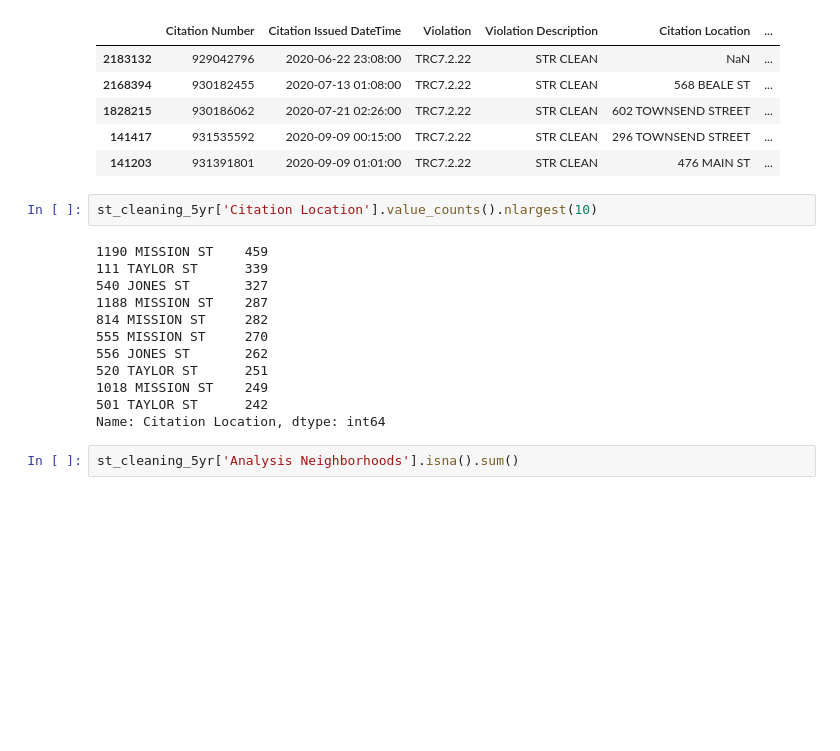
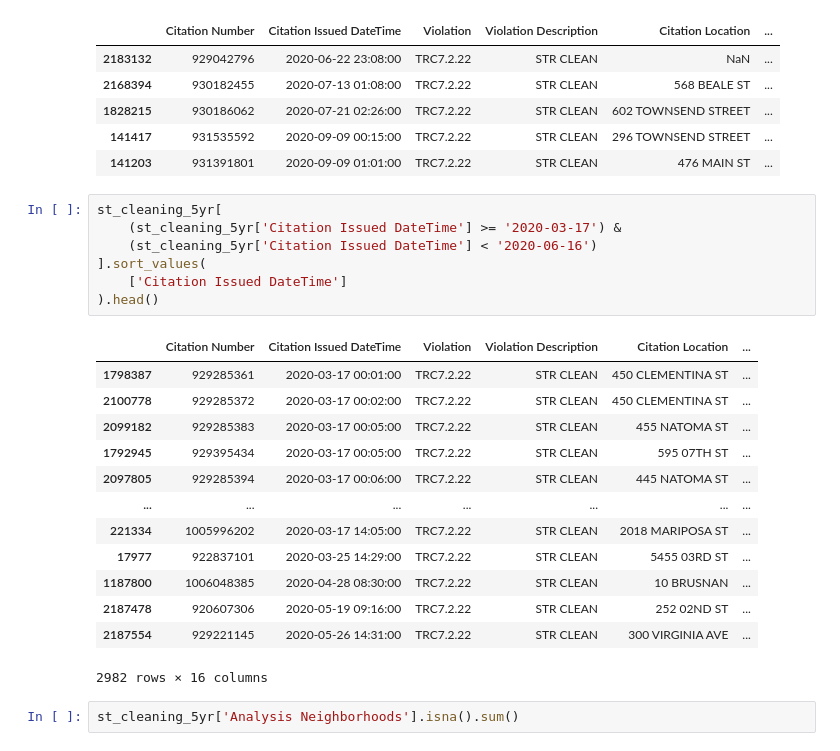
Before and after one commit to jiyuntsai/sf-parking-citation, a Jupyter notebook: st-cleaning-5yr.ipynb, the cells around one changed output. Saved outputs shown, nothing was run; the diff lists cells and outputs as text; blank space fills up the shorter version.

Commit message:
update filter pandemic time

```diff
--- a/st-cleaning-5yr.ipynb
+++ b/st-cleaning-5yr.ipynb
@@ -243,20 +243,27 @@ st_cleaning_5yr[(st_cleaning_5yr['Citation Issued DateTime'] >= '2020-03-17') &
 | 1828215 | 930186062 | 2020-07-21 02:26:00 | TRC7.2.22 | STR CLEAN | 602 TOWNSEND STREET | ... |
 | 141417 | 931535592 | 2020-09-09 00:15:00 | TRC7.2.22 | STR CLEAN | 296 TOWNSEND STREET | ... |
 | 141203 | 931391801 | 2020-09-09 01:01:00 | TRC7.2.22 | STR CLEAN | 476 MAIN ST | ... |
-# %%
-st_cleaning_5yr['Citation Location'].value_counts().nlargest(10)
-# %% [output]
-1190 MISSION ST    459
-111 TAYLOR ST      339
-540 JONES ST       327
-1188 MISSION ST    287
-814 MISSION ST     282
-555 MISSION ST     270
-556 JONES ST       262
-520 TAYLOR ST      251
-1018 MISSION ST    249
-501 TAYLOR ST      242
-Name: Citation Location, dtype: int64
+# %%
+st_cleaning_5yr[
+    (st_cleaning_5yr['Citation Issued DateTime'] >= '2020-03-17') &
+    (st_cleaning_5yr['Citation Issued DateTime'] < '2020-06-16')
+].sort_values(
+    ['Citation Issued DateTime']
+).head()
+# %% [output]
+|  | Citation Number | Citation Issued DateTime | Violation | Violation Description | Citation Location | ... |
+| 1798387 | 929285361 | 2020-03-17 00:01:00 | TRC7.2.22 | STR CLEAN | 450 CLEMENTINA ST | ... |
+| 2100778 | 929285372 | 2020-03-17 00:02:00 | TRC7.2.22 | STR CLEAN | 450 CLEMENTINA ST | ... |
+| 2099182 | 929285383 | 2020-03-17 00:05:00 | TRC7.2.22 | STR CLEAN | 455 NATOMA ST | ... |
+| 1792945 | 929395434 | 2020-03-17 00:05:00 | TRC7.2.22 | STR CLEAN | 595 07TH ST | ... |
+| 2097805 | 929285394 | 2020-03-17 00:06:00 | TRC7.2.22 | STR CLEAN | 445 NATOMA ST | ... |
+| ... | ... | ... | ... | ... | ... | ... |
+| 221334 | 1005996202 | 2020-03-17 14:05:00 | TRC7.2.22 | STR CLEAN | 2018 MARIPOSA ST | ... |
+| 17977 | 922837101 | 2020-03-25 14:29:00 | TRC7.2.22 | STR CLEAN | 5455 03RD ST | ... |
+| 1187800 | 1006048385 | 2020-04-28 08:30:00 | TRC7.2.22 | STR CLEAN | 10 BRUSNAN | ... |
+| 2187478 | 920607306 | 2020-05-19 09:16:00 | TRC7.2.22 | STR CLEAN | 252 02ND ST | ... |
+| 2187554 | 929221145 | 2020-05-26 14:31:00 | TRC7.2.22 | STR CLEAN | 300 VIRGINIA AVE | ... |
+2982 rows × 16 columns
 # %%
 st_cleaning_5yr['Analysis Neighborhoods'].isna().sum()
 # %% [output]
```
